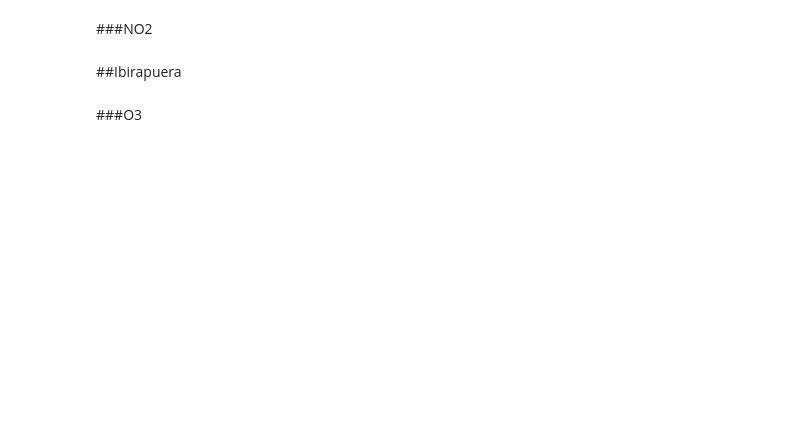
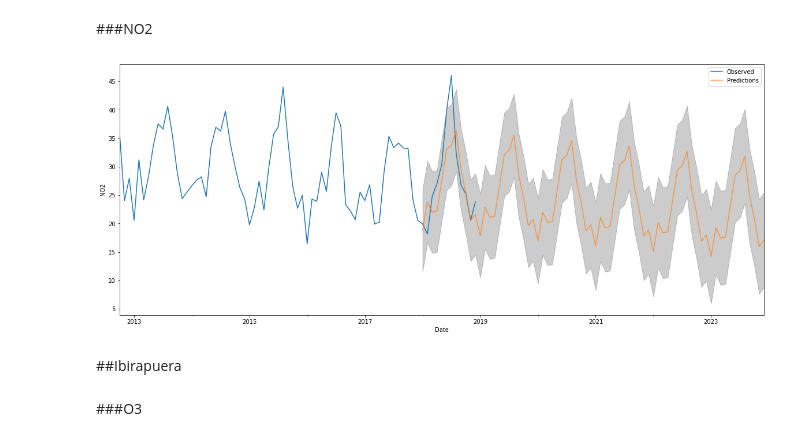
Before and after one commit to antoniogss/air_quality, a Jupyter notebook: sarima_forecasting.ipynb, the cells around one changed output. Drawn from its saved outputs; the diff is of its cells as text; code cells hidden in the pictures; blank space fills up the shorter version.

```diff
--- a/sarima_forecasting.ipynb
+++ b/sarima_forecasting.ipynb
@@ -189,5 +262,68 @@ model_aic.plot_diagnostics();
 # %% [markdown]
 ###NO2
+# %%
+y = cp_nox_month['NO2']
+y_train = y.iloc[:len(y)-12]
+y_test = y.iloc[len(y)-12:]
+
+#Two loops: 1) pdq and 2) 4 parameters for seasonal component
+
+metric_aic_dict = dict()
+
+for pm in pdq:
+  for pm_seasonal in seasonal_pdq:
+    try:
+        model = sm.tsa.statespace.SARIMAX(y_train,
+                                          order=pm,
+                                          seasonal_order = pm_seasonal,
+                                          enforce_stationarity=False,
+                                          enforce_invertibility=False)
+        model_aic = model.fit()
+        # print('ARIMA{}x{} - AIC:{}'.format(pm,pm_seasonal,model_aic.aic))
+        metric_aic_dict.update({(pm,pm_seasonal):model_aic.aic})
+    except:
+      continue
+
+a = min(metric_aic_dict.items(), key=lambda x: x[1])[0][0]
+b = min(metric_aic_dict.items(), key=lambda x: x[1])[0][1]
+
+#Fitting the final model based on the lowest AIC
+
+model = sm.tsa.statespace.SARIMAX(y_train,
+                                  order = a,
+                                  seasonal_order = b,
+                                  enforce_stationarity=False,
+                                  enforce_invertibility=False)
+
+model_aic = model.fit()
+
+forecast = model_aic.get_forecast(steps=steps)
+
+#predictions and confidence interval
+predictions = forecast.predicted_mean
+ci = forecast.conf_int()
+
+#Observed Plot
+fig = y.plot(label='Observed')
+fig.set_xlabel('Date')
+fig.set_ylabel('NO2')
+fig.fill_between(ci.index,
+                 ci.iloc[:, 0],
+                 ci.iloc[:, 1],
+                 color='k',
+                 alpha=.2
+                )
+
+#Prediction Plot
+predictions.plot(ax=fig,
+                 label='Predictions',
+                 alpha=.7,)
+
+plt.legend()
+
+plt.show()
+# %% [output]
+[figure, added]
 # %% [markdown]
 ##Ibirapuera
 # %% [markdown]
```
Also changed, not shown: parts of 22 cells of this notebook.
